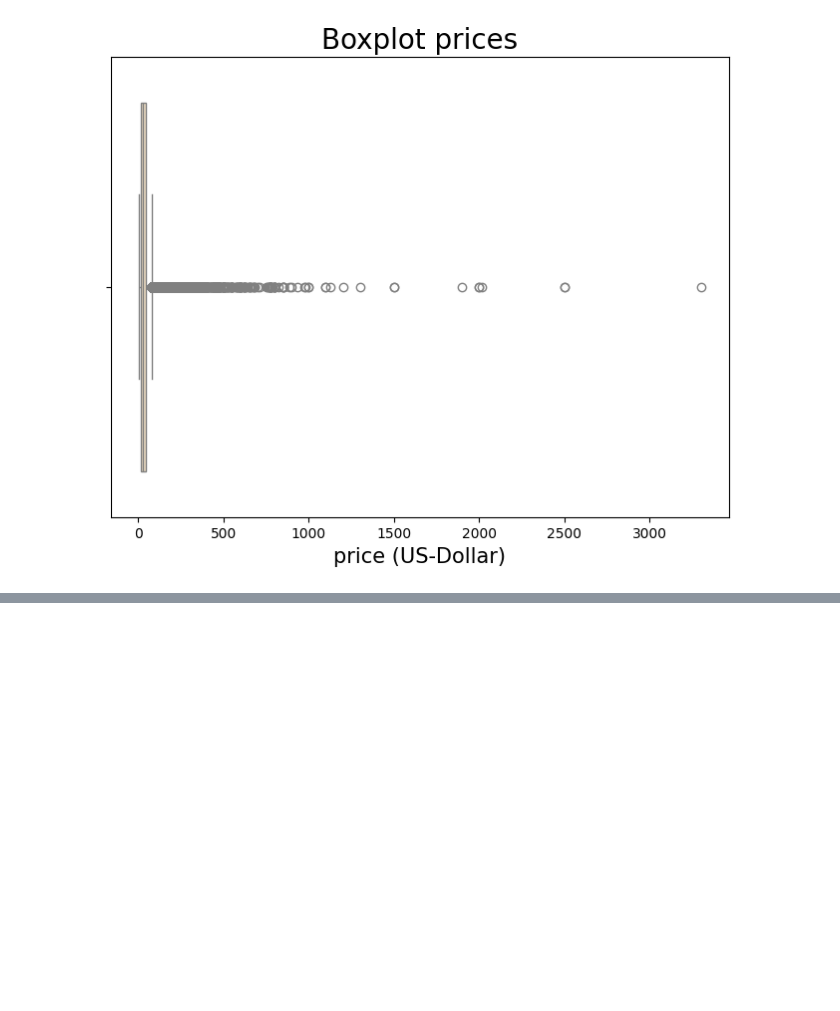
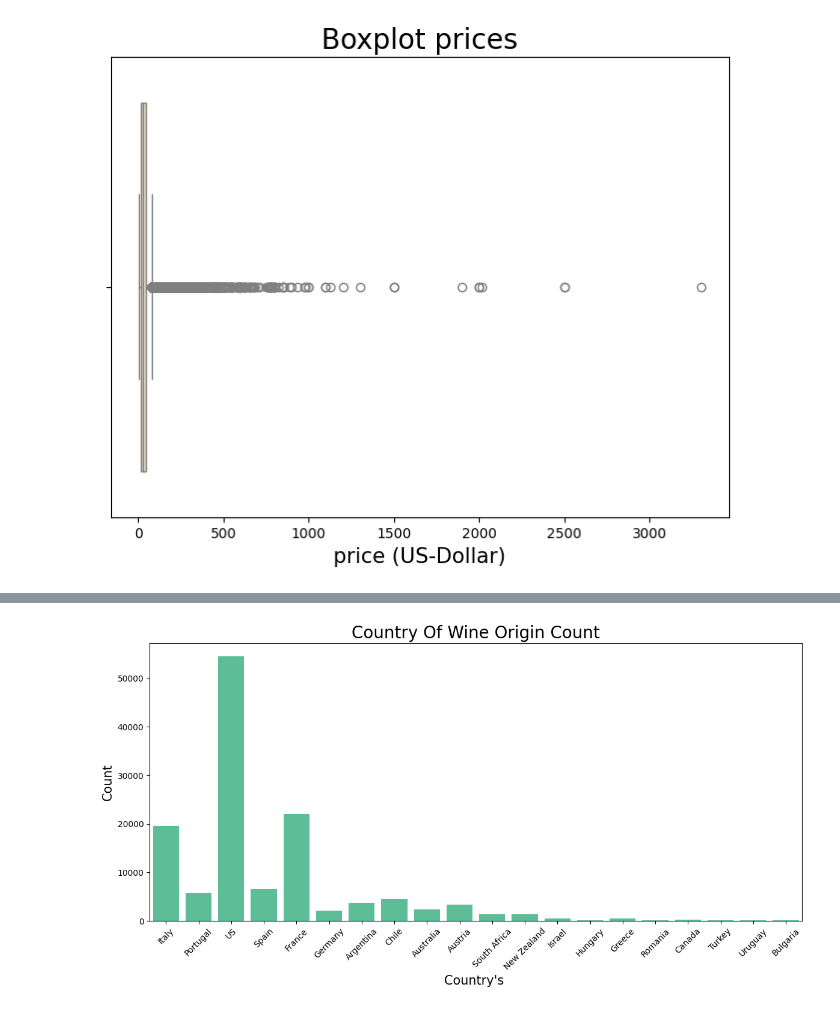
Before and after one commit to dilara444/TechLabsDUS_WineNot, a Jupyter notebook: notebooks/Dilara_17.03.ipynb, the cells around one changed output, grey strips where cells are left out. Cells and saved outputs as stored; diff of their text form; code cells hidden in the pictures; blank space fills up the shorter version.

```diff
--- a/notebooks/Dilara_17.03.ipynb
+++ b/notebooks/Dilara_17.03.ipynb
@@ -342,0 +430,18 @@ plt.show()
+# %%
+#Country Feature
+
+plt.figure(figsize=(14,6))
+
+country = df_wine1.country.value_counts()[:20]
+
+g = sns.countplot(x='country',
+                  data=df_wine1[df_wine1.country.isin(country.index.values)],
+                 color='#4CCD99')
+g.set_title("Country Of Wine Origin Count", fontsize=20)
+g.set_xlabel("Country's ", fontsize=15)
+g.set_ylabel("Count", fontsize=15)
+g.set_xticklabels(g.get_xticklabels(),rotation=45)
+
+plt.show()
+# %% [output]
+[figure, added]
```
Also changed, not shown: parts of 12 cells of this notebook.
